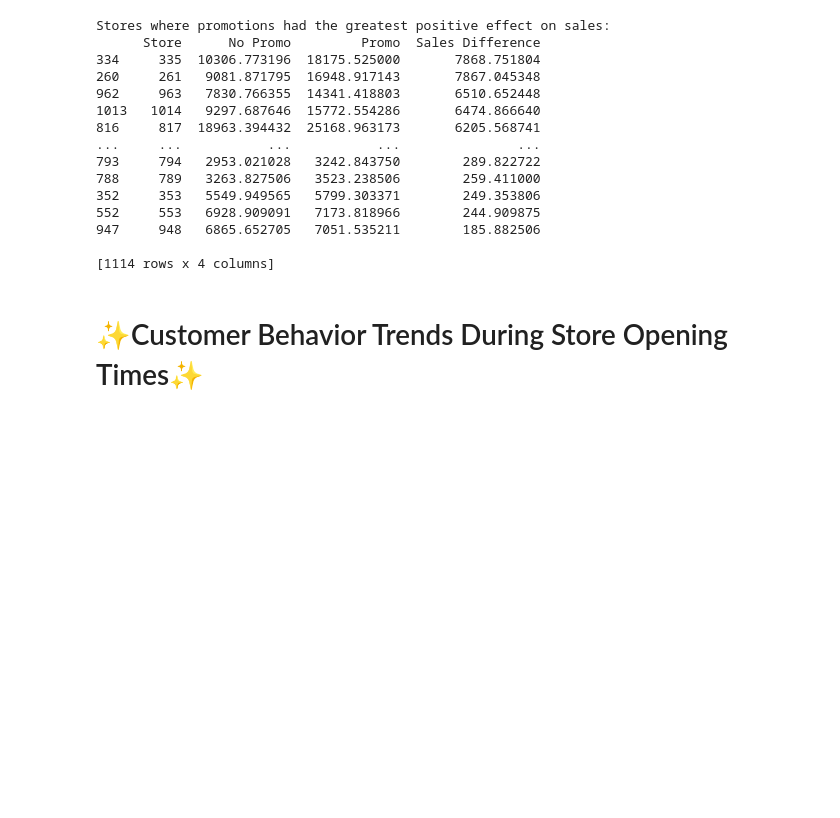
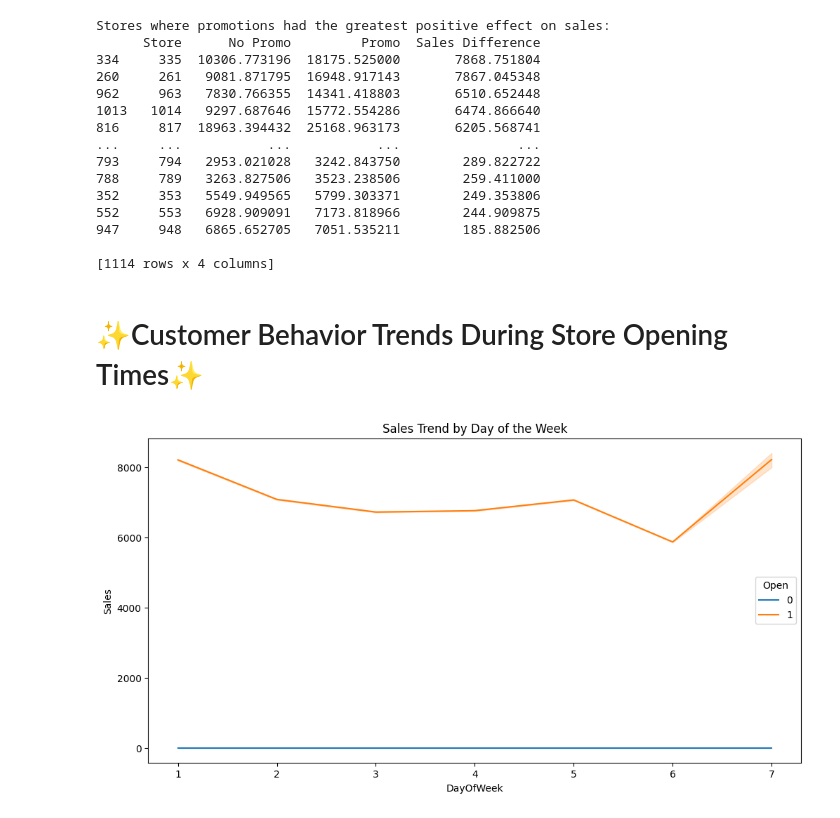
Before and after one commit to Elelanfik/Rossmann-Pharmaceuticals-Sales-Prediction, a Jupyter notebook: notebooks/EDA_Customer_Purchasing_Behavior.ipynb, the cells around one changed output. Saved outputs shown, nothing was run; the diff lists cells and outputs as text; code cells hidden in the pictures; blank space fills up the shorter version.

Commit message:
customer behaviour trends during store opening times

```diff
--- a/notebooks/EDA_Customer_Purchasing_Behavior.ipynb
+++ b/notebooks/EDA_Customer_Purchasing_Behavior.ipynb
@@ -539,3 +539,7 @@ Stores where promotions had the greatest positive effect on sales:
 </style>
 
 <h1>✨Customer Behavior Trends During Store Opening Times✨</h1>
+# %%
+sales_trend_open(train_data)
+# %% [output]
+[figure, added]
```
Also changed, not shown: parts of 1 cell of this notebook, 2 other files.
